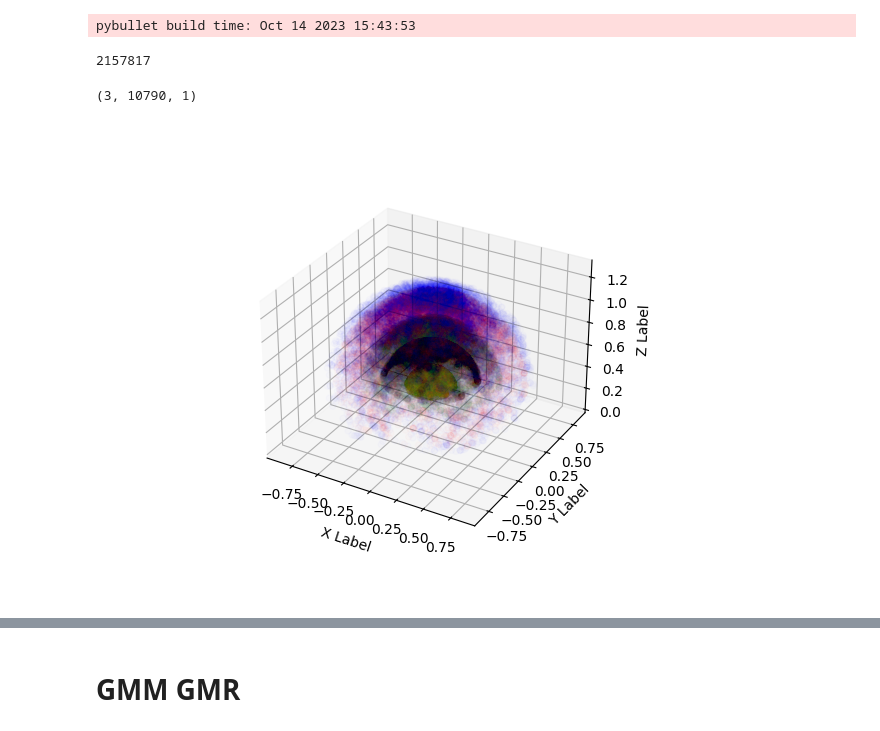
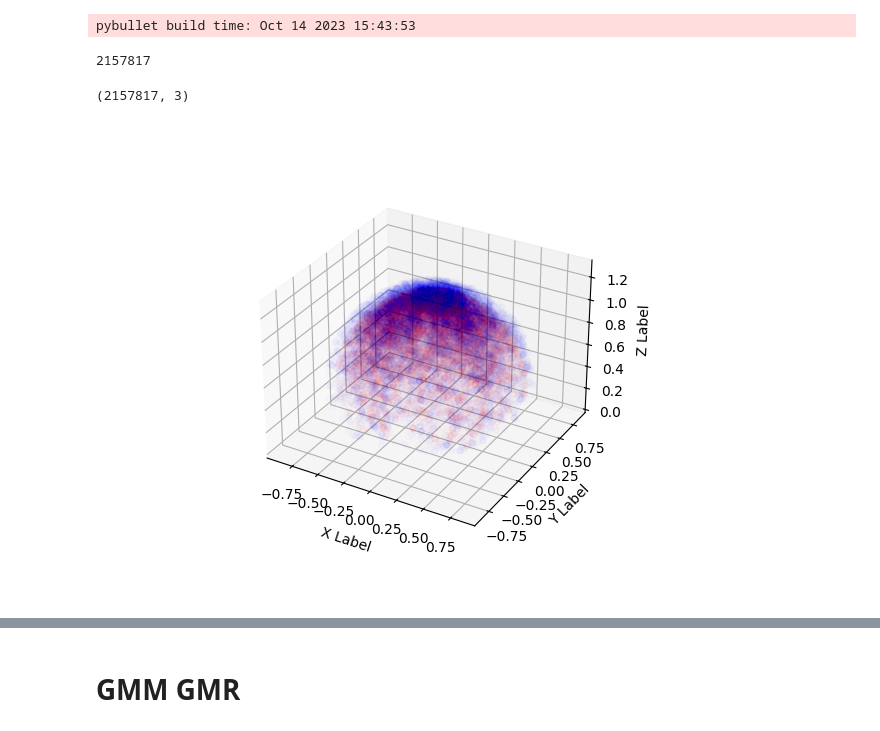
Before and after one commit to epfl-lasa/hitting_sim, a Jupyter notebook: data_processing.ipynb, the cells around one changed output, grey strips where cells are left out. Saved outputs shown, nothing was run; the diff lists cells and outputs as text; code cells hidden in the pictures.

Commit message:
try gmm plotting

```diff
--- a/data_processing.ipynb
+++ b/data_processing.ipynb
@@ -25,43 +26,43 @@ with open(path_folder + '/Jacobians.pkl', 'rb') as f:
 
 with open(path_folder + '/l.pkl', 'rb') as f:
     l = pickle.load(f)
+
+with open(path_folder + '/v_max.pkl', 'rb') as f:
+    v_max = pickle.load(f)
+
+N = joint_pos.shape[0]
+print(N)
+# %% [output]
+2157817
-# %%
-N = joint_pos.shape[0]
-print(N)
-# %% [output]
-2157817
 # %%
-X4 = Joint_X_pos['4']
-X5 = Joint_X_pos['5']
-X6 = Joint_X_pos['6']
+X_5 = Joint_X_pos['5']
+X_6 = Joint_X_pos['6']
 
-X_4 = np.hsplit(X4[::200], 3)
-X_5 = np.hsplit(X5[::200], 3)
-X_6 = np.hsplit(X6[::200], 3)
+X_5_split = np.hsplit(X_5[::200], 3)
+X_6_split = np.hsplit(X_6[::200], 3)
 
-l_4 = l['4']
 l_5 = l['5']
 l_6 = l['6']
+
+v_5 = v_max['5']
+v_6 = v_max['6']
 print(np.array(X_6).shape)
 # %% [output]
-(3, 10790, 1)
+(2157817, 3)
 # %%
 # %matplotlib notebook
 %matplotlib widget
 fig = plt.figure()
 ax = fig.add_subplot(projection='3d')
-ax.scatter(X_6[0], X_6[1], X_6[2], color='b', alpha = 0.01)
-ax.scatter(X_5[0], X_5[1], X_5[2], color='r', alpha = 0.01)
-ax.scatter(X_4[0], X_4[1], X_4[2], color='g', alpha = 0.01)
-ax.scatter(X_3[0], X_3[1], X_3[2], color='k', alpha = 0.01)
-ax.scatter(X_2[0], X_2[1], X_2[2], color='y', alpha = 0.01)
+ax.scatter(X_6_split[0], X_6_split[1], X_6_split[2], color='b', alpha = 0.01)
+ax.scatter(X_5_split[0], X_5_split[1], X_5_split[2], color='r', alpha = 0.01)
 
 ax.set_xlabel('X Label')
 ax.set_ylabel('Y Label')
 ax.set_zlabel('Z Label')
 
 ax.tick_params(axis='both', which='major', labelsize=10)
 
 plt.show()
 # %% [output]
-[figure, old version]
+[figure, new version]
```
Also changed, not shown: parts of 17 cells of this notebook.
